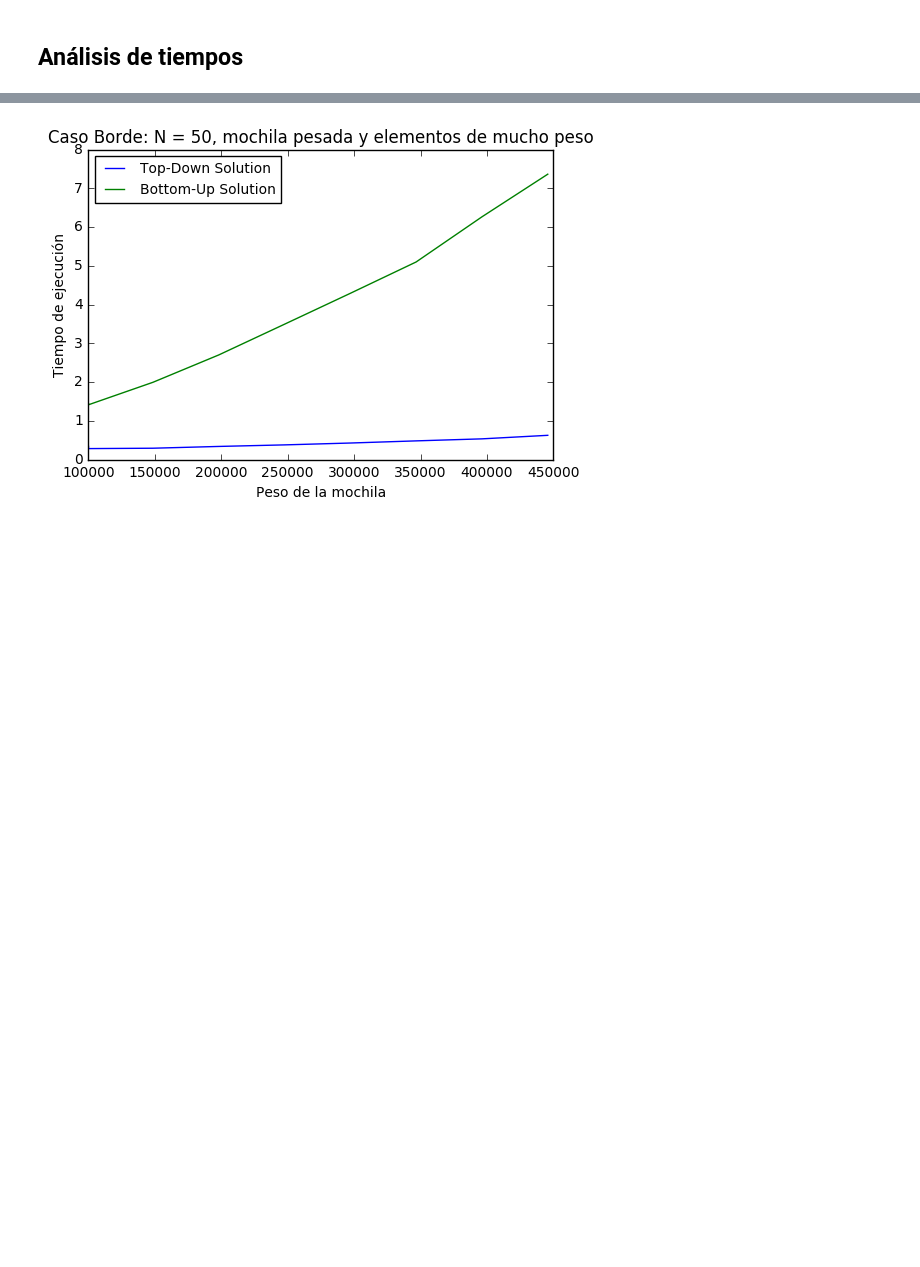
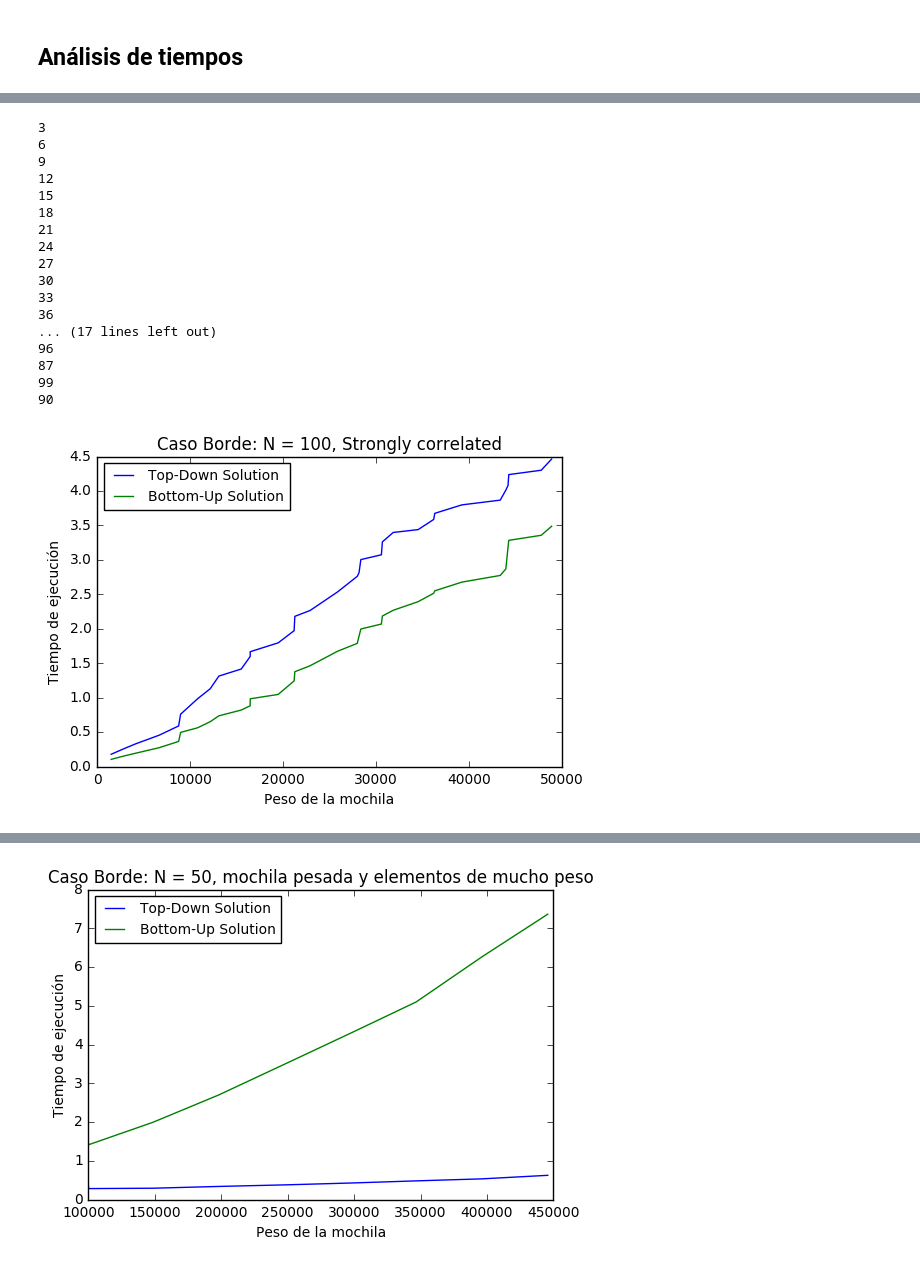
Before and after one commit to edittler/tda-fiuba, a Jupyter notebook: tp2/programacion-dinamica/Knapsack.ipynb, the cells around one changed output, grey strips where cells are left out. Cells and saved outputs as stored; diff of their text form; code cells hidden in the pictures; blank space fills up the shorter version.

```diff
--- a/tp2/programacion-dinamica/Knapsack.ipynb
+++ b/tp2/programacion-dinamica/Knapsack.ipynb
@@ -52,0 +102,24 @@ def plot_algorithms(problems, title='', savefig=False):
+# %%
+problems = Parser.parse_file('test_files/small_coef/knapPI_3_100_1000.csv')
+list.sort(problems)
+title = 'Caso Borde: N = 100, Strongly correlated'
+plot_algorithms(problems, title = title, savefig = True)
+# %% [output]
+3
+6
+9
+12
+15
+18
+21
+24
+27
+30
+33
+36
+... (17 lines left out)
+96
+87
+99
+90
+[figure, added]
```
Also changed, not shown: parts of 6 cells of this notebook, 6 other files.
